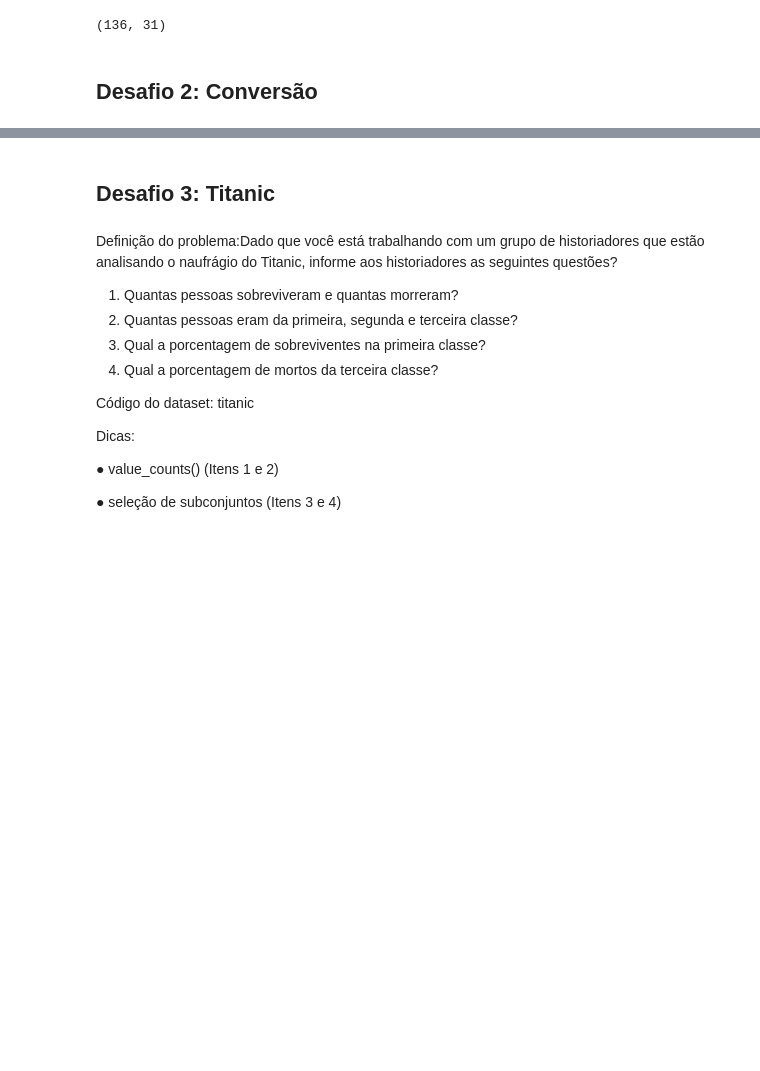
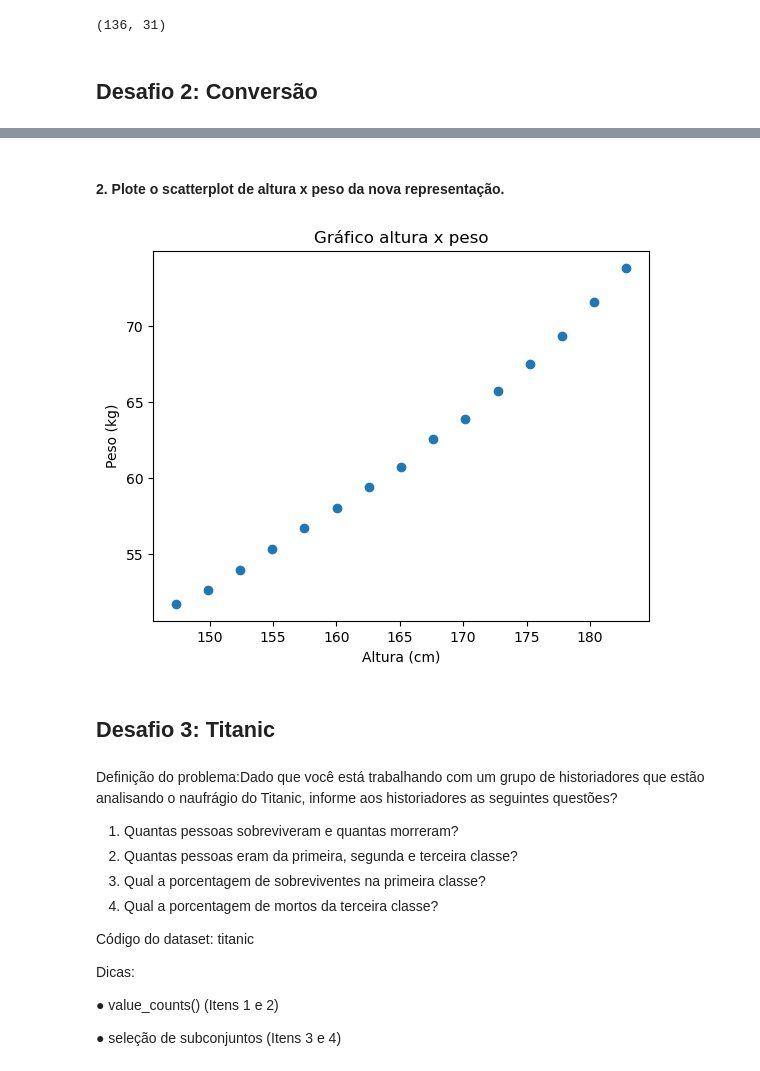
Before and after one commit to luanans/Bootcamp-WoMakersCode, a Jupyter notebook: Desafio_Python_Pandas/Desafio_Python_Pandas.ipynb, the cells around one changed output, grey strips where cells are left out. Cells and saved outputs as stored; diff of their text form; code cells hidden in the pictures; blank space fills up the shorter version.

```diff
--- a/Desafio_Python_Pandas/Desafio_Python_Pandas.ipynb
+++ b/Desafio_Python_Pandas/Desafio_Python_Pandas.ipynb
@@ -168,0 +137,3 @@ Dicas:
+# %%
+data('women', show_doc=True)
+df = data('women')
@@ -168,0 +170,7 @@ Dicas:
+# %%
+df = df.rename(columns={'height': 'altura', 'weight': 'peso'})
+
+df.altura = 2.54 * df.altura
+df.peso = 0.45 * df.peso
+
+display(df.head())
@@ -169,3 +184,15 @@ Dicas:
+# %% [markdown]
+#### 2. Plote o scatterplot de altura x peso da nova representação.
+# %%
+plt.scatter(df.altura, df.peso)
+plt.
+plt.title('Gráfico altura x peso')
+plt.xlabel('Altura (cm)')
+plt.ylabel('Peso (kg)')
+plt.show()
+#, s=None, c=None, marker=None, cmap=None, norm=None, vmin=None, vmax=None, alpha=None, linewidths=None, *, edgecolors=None, plotnonfinite=False, data=None, **kwargs)
+# %% [output]
+[figure, added]
 # %% [markdown]
 ## Desafio 3: Titanic
 # %% [markdown]
```
Also changed, not shown: parts of 40 cells of this notebook.
